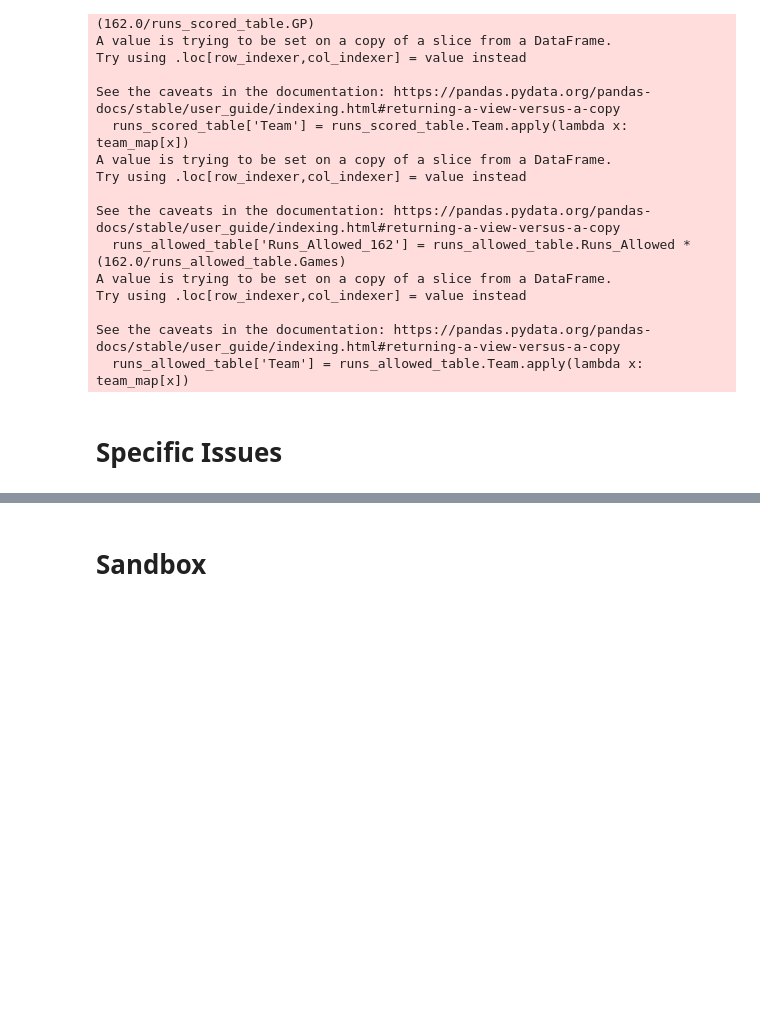
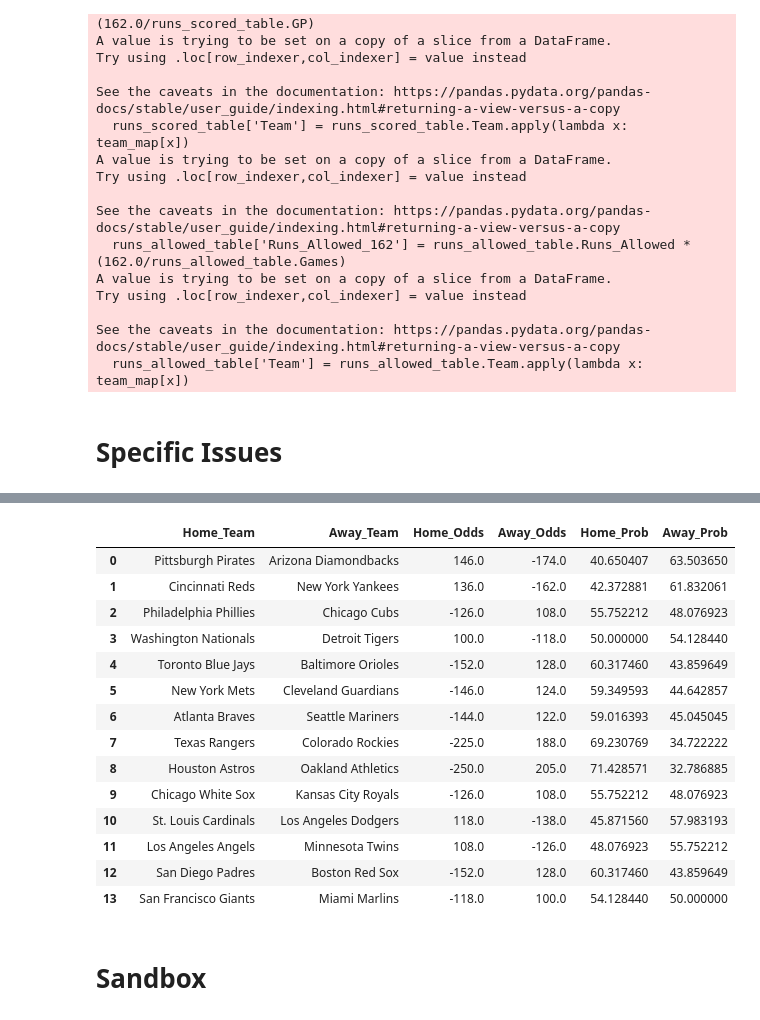
Before and after one commit to hsinger24/Baseball-Betting, a Jupyter notebook: Troubleshooting.ipynb, the cells around one changed output, grey strips where cells are left out. Drawn from its saved outputs; the diff is of its cells as text; code cells hidden in the pictures; blank space fills up the shorter version.

```diff
--- a/Troubleshooting.ipynb
+++ b/Troubleshooting.ipynb
@@ -708,0 +630,6 @@ hitting_table
+# %%
+def _calculate_odds(odds):
+    if odds<0:
+        return (abs(odds)/(abs(odds)+100))*100
+    if odds>0:
+        return (100/(odds+100))*100
@@ -709,3 +705,21 @@ hitting_table
+# %%
+odds_df
+# %% [output]
+|  | Home_Team | Away_Team | Home_Odds | Away_Odds | Home_Prob | Away_Prob |
+| 0 | Pittsburgh Pirates | Arizona Diamondbacks | 146.0 | -174.0 | 40.650407 | 63.503650 |
+| 1 | Cincinnati Reds | New York Yankees | 136.0 | -162.0 | 42.372881 | 61.832061 |
+| 2 | Philadelphia Phillies | Chicago Cubs | -126.0 | 108.0 | 55.752212 | 48.076923 |
+| 3 | Washington Nationals | Detroit Tigers | 100.0 | -118.0 | 50.000000 | 54.128440 |
+| 4 | Toronto Blue Jays | Baltimore Orioles | -152.0 | 128.0 | 60.317460 | 43.859649 |
+| 5 | New York Mets | Cleveland Guardians | -146.0 | 124.0 | 59.349593 | 44.642857 |
+| 6 | Atlanta Braves | Seattle Mariners | -144.0 | 122.0 | 59.016393 | 45.045045 |
+| 7 | Texas Rangers | Colorado Rockies | -225.0 | 188.0 | 69.230769 | 34.722222 |
+| 8 | Houston Astros | Oakland Athletics | -250.0 | 205.0 | 71.428571 | 32.786885 |
+| 9 | Chicago White Sox | Kansas City Royals | -126.0 | 108.0 | 55.752212 | 48.076923 |
+| 10 | St. Louis Cardinals | Los Angeles Dodgers | 118.0 | -138.0 | 45.871560 | 57.983193 |
+| 11 | Los Angeles Angels | Minnesota Twins | 108.0 | -126.0 | 48.076923 | 55.752212 |
+| 12 | San Diego Padres | Boston Red Sox | -152.0 | 128.0 | 60.317460 | 43.859649 |
+| 13 | San Francisco Giants | Miami Marlins | -118.0 | 100.0 | 54.128440 | 50.000000 |
 # %% [markdown]
 # Sandbox
 # %%
```
Also changed, not shown: parts of 3 cells of this notebook, 1 other file.
